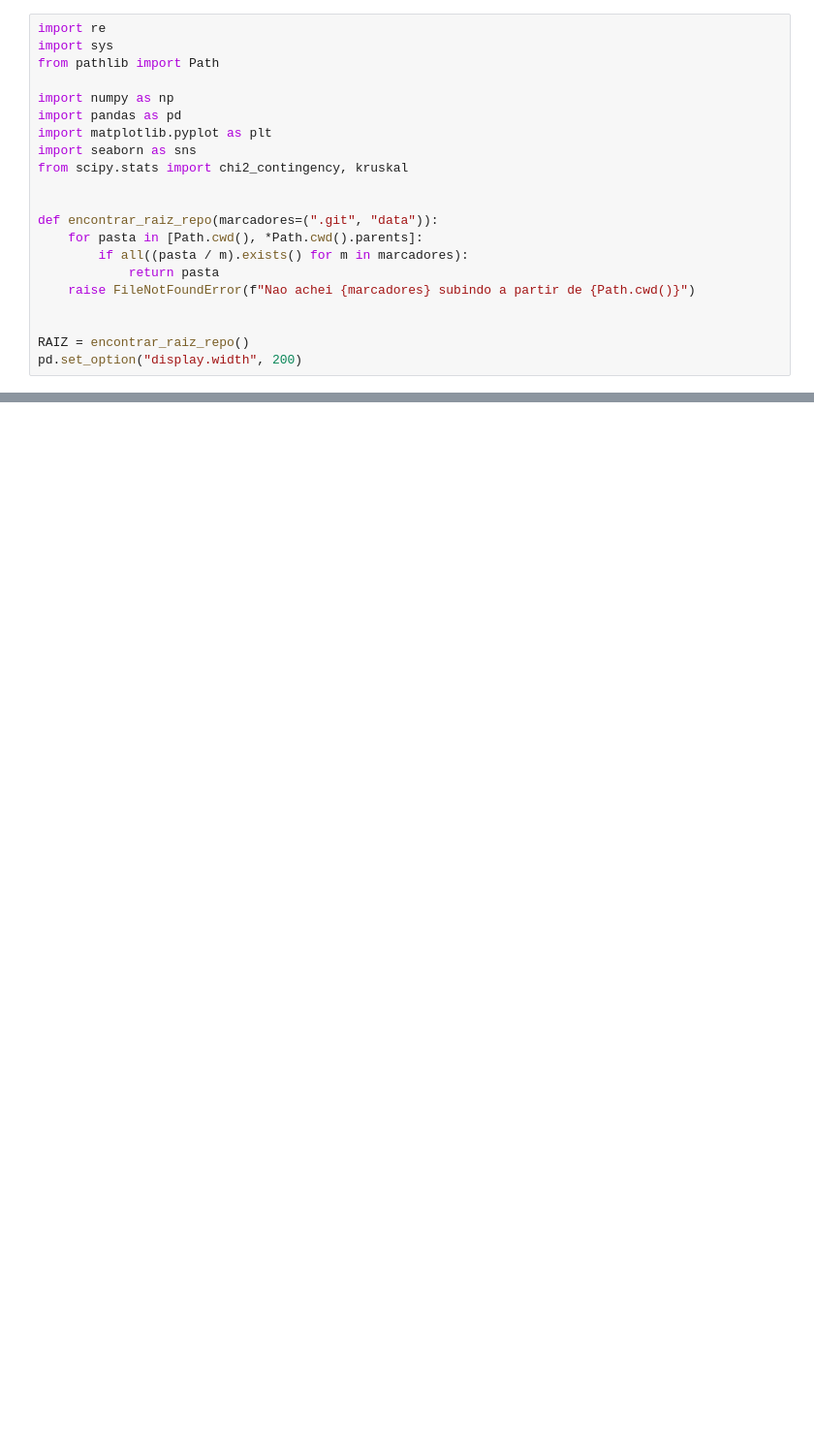
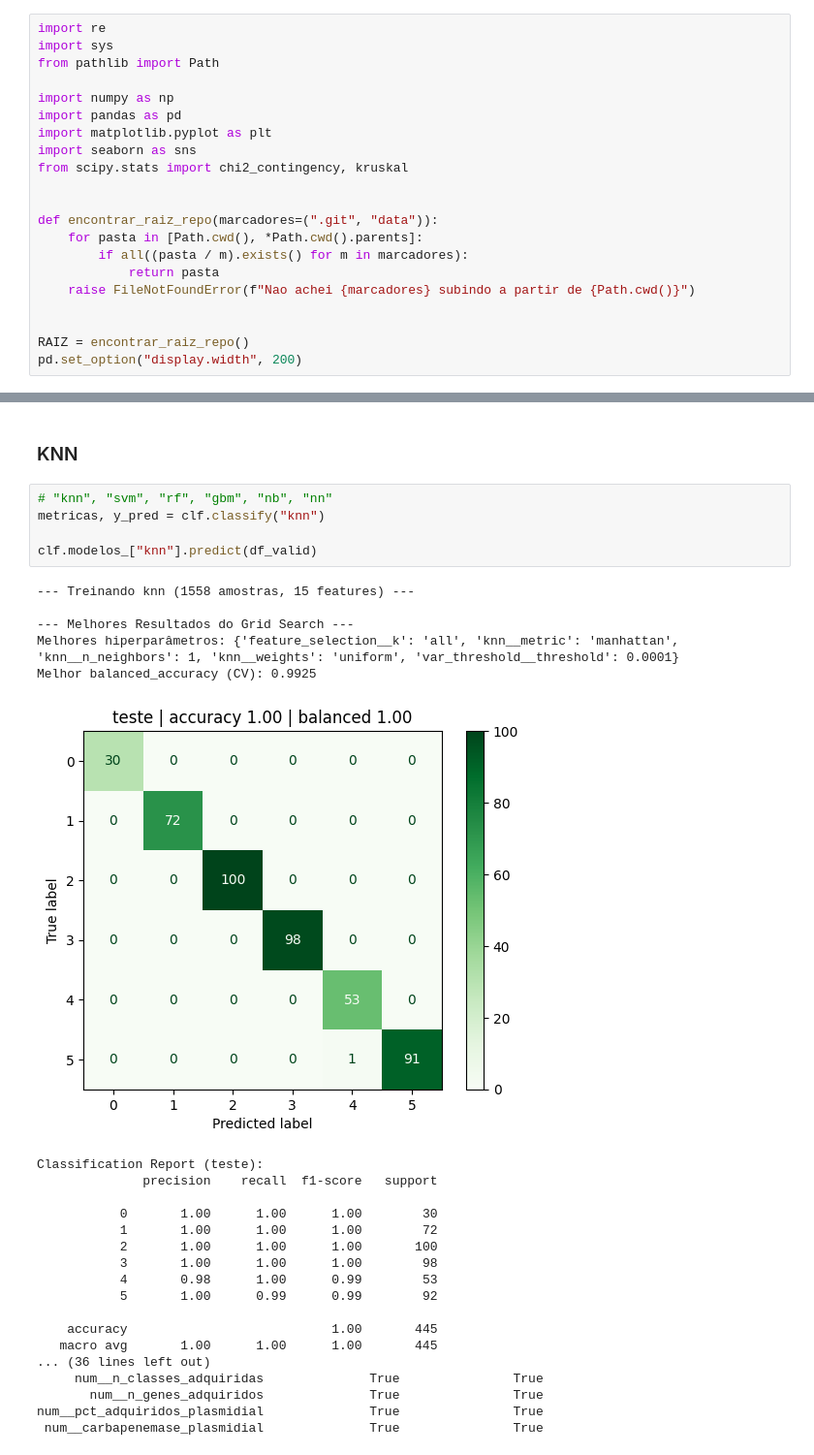
Before and after one commit to Rodrigo-Lusa/ml_isolados_brasileiros, a Jupyter notebook: notebooks/07_classificacao.ipynb, the cells around one changed output, grey strips where cells are left out. Shown at 97% size. Cells and saved outputs as stored; diff of their text form; blank space fills up the shorter version.

```diff
--- a/notebooks/07_classificacao.ipynb
+++ b/notebooks/07_classificacao.ipynb
@@ -129,0 +148,31 @@ array([2, 2, 4, 1, 1, 4, 5, 3, 2, 0, 1, 3, 1, 3, 5, 1, 1, 3, 3, 3, 2, 4,
+# %% [markdown]
+### KNN
+# %%
+# "knn", "svm", "rf", "gbm", "nb", "nn"
+metricas, y_pred = clf.classify("knn")
+
+clf.modelos_["knn"].predict(df_valid)
+# %% [output]
+--- Treinando knn (1558 amostras, 15 features) ---
+
+--- Melhores Resultados do Grid Search ---
+Melhores hiperparâmetros: {'feature_selection__k': 'all', 'knn__metric': 'manhattan', 'knn__n_neighbors': 1, 'knn__weights': 'uniform', 'var_threshold__threshold': 0.0001}
+Melhor balanced_accuracy (CV): 0.9925
+[figure, added]
+Classification Report (teste):
+              precision    recall  f1-score   support
+
+           0       1.00      1.00      1.00        30
+           1       1.00      1.00      1.00        72
+           2       1.00      1.00      1.00       100
+           3       1.00      1.00      1.00        98
+           4       0.98      1.00      0.99        53
+           5       1.00      0.99      0.99        92
+
+    accuracy                           1.00       445
+   macro avg       1.00      1.00      1.00       445
+... (36 lines left out)
+     num__n_classes_adquiridas              True               True
+       num__n_genes_adquiridos              True               True
+num__pct_adquiridos_plasmidial              True               True
+ num__carbapenemase_plasmidial              True               True
```
Also changed, not shown: parts of 15 cells of this notebook, 5 other files.
